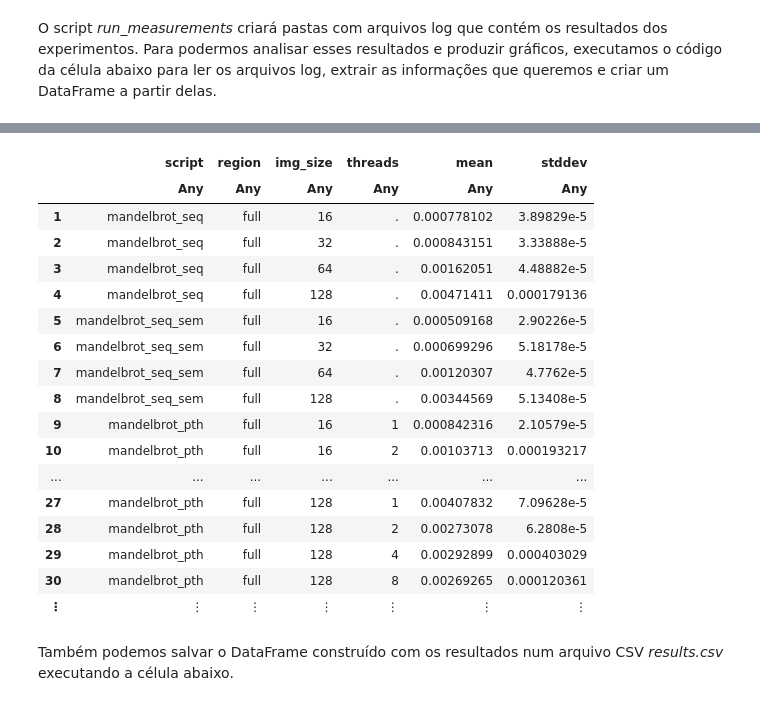
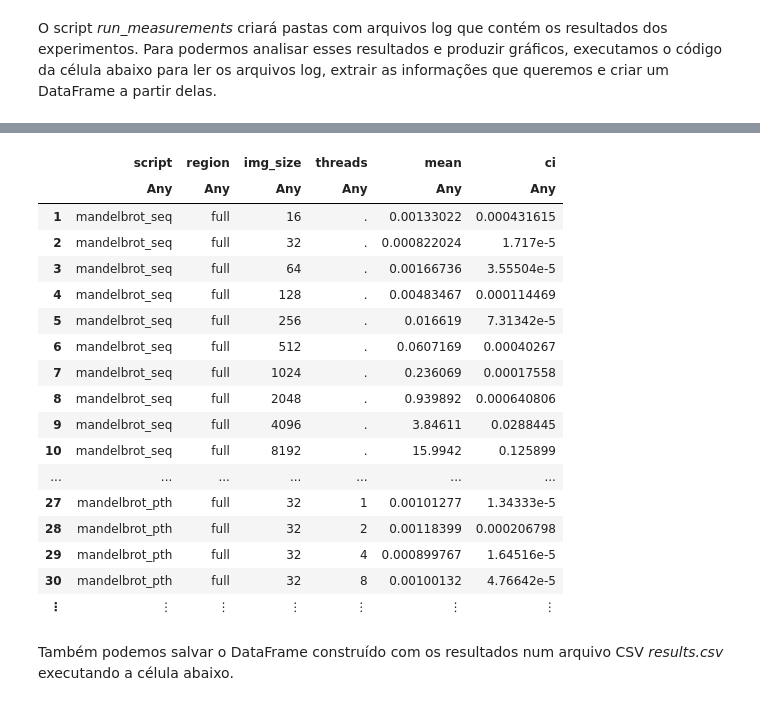
Before and after one commit to yurickyh/MAC0219, a Jupyter notebook: EP1/src/EP1.ipynb, the cells around one changed output, grey strips where cells are left out. Drawn from its saved outputs; the diff is of its cells as text; code cells hidden in the pictures.

Commit message:
Add updated notebook and results chart

```diff
--- a/EP1/src/EP1.ipynb
+++ b/EP1/src/EP1.ipynb
@@ -59,0 +63,6 @@ rm: cannot remove 'output.ppm': No such file or directory
+# %%
+# Se IC = valor retornado por confidence_interval(), então o intervalo de confiança 95% reside em
+# [média - IC, média + IC]
+function confidence_interval(sd)
+    return 1.96 * sd / sqrt(10)
+end
@@ -67,9 +78,9 @@ scripts1 = ["mandelbrot_seq", "mandelbrot_seq_sem"]
 scripts2 = ["mandelbrot_pth", "mandelbrot_omp"]
 scriptColumn = []
 regionColumn = []
-imgColumn = []
+imgColumn = Int64[]
 meanColumn = Float64[]
-devColumn = Float64[]
+ciColumn = Float64[]
 threadsColumn = []
 for region in regions
     log = "$(region).log"
@@ -80,23 +91,32 @@ for region in regions
                     push!(scriptColumn, s)
                     push!(regionColumn, region)
                     commands = split(ln, " ")
-                    push!(imgColumn, chop(commands[11]))
+                    img = chop(commands[11])
+                    push!(imgColumn, parse.(Int64, img))
                 end
                 if occursin("+-", ln)
                     result = split(ln, " ")
-                    mean = replace(result[8], "," => ".")
-                    mean = parse.(Float64, mean)
-                    push!(meanColumn, mean)
+                    if result[8] == "seconds"
+                        mean = replace(result[7], "," => ".")
+                        mean = parse.(Float64, mean)
+                        push!(meanColumn, mean)
+                    else
+                        mean = replace(result[8], "," => ".")
+                        mean = parse.(Float64, mean)
+                        push!(meanColumn, mean)
+                    end
                     if result[56] == ")"
                         dev = replace(chop(result[55]), "," => ".")
                         dev = parse.(Float64, dev)
                         dev = dev / 100 * mean
-                        push!(devColumn, dev)
+                        ci = confidence_interval(dev)
+                        push!(ciColumn, ci)
                     else
                         dev = replace(chop(result[56]), "," => ".")
                         dev = parse.(Float64, dev)
                         dev = dev / 100 * mean
-                        push!(devColumn, dev)
+                        ci = confidence_interval(dev)
+                        push!(ciColumn, ci)
                     end
                     push!(threadsColumn, ".")
                 end
@@ -111,25 +131,34 @@ for region in regions
                     push!(scriptColumn, s)
                     push!(regionColumn, region)
                     commands = split(ln, " ")
-                    push!(imgColumn, commands[11])
+                    img = commands[11]
+                    push!(imgColumn, parse.(Int64, img))
                     thread = parse.(Int64, chop(commands[12]))
                     push!(threadsColumn, thread)
                 end
                 if occursin("+-", ln)
                     result = split(ln, " ")
-                    mean = replace(result[8], "," => ".")
-                    mean = parse.(Float64, mean)
-                    push!(meanColumn, mean)
+                    if result[8] == "seconds"
+                        mean = replace(result[7], "," => ".")
+                        mean = parse.(Float64, mean)
+                        push!(meanColumn, mean)
+                    else
+                        mean = replace(result[8], "," => ".")
+                        mean = parse.(Float64, mean)
+                        push!(meanColumn, mean)
+                    end
                     if result[56] == ")"
                         dev = replace(chop(result[55]), "," => ".")
                         dev = parse.(Float64, dev)
                         dev = dev / 100 * mean
-                        push!(devColumn, dev)
+                        ci = confidence_interval(dev)
+                        push!(ciColumn, ci)
                     else
                         dev = replace(chop(result[56]), "," => ".")
                         dev = parse.(Float64, dev)
                         dev = dev / 100 * mean
-                        push!(devColumn, dev)
+                        ci = confidence_interval(dev)
+                        push!(ciColumn, ci)
                     end
                 end
             end
@@ -137,6 +166,6 @@ for region in regions
     end
 end
 
-columns = [scriptColumn, regionColumn, imgColumn, threadsColumn, meanColumn, devColumn];
-df = DataFrame(columns, [:script, :region, :img_size, :threads, :mean, :stddev])
+columns = [scriptColumn, regionColumn, imgColumn, threadsColumn, meanColumn, ciColumn];
+df = DataFrame(columns, [:script, :region, :img_size, :threads, :mean, :ci])
 # %% [output]
@@ -144,20 +173,20 @@ df = DataFrame(columns, [:script, :region, :img_size, :threads, :mean, :stddev])
-|  | script | region | img_size | threads | mean | stddev |
+|  | script | region | img_size | threads | mean | ci |
 |  | Any | Any | Any | Any | Any | Any |
-| 1 | mandelbrot_seq | full | 16 | . | 0.000778102 | 3.89829e-5 |
-| 2 | mandelbrot_seq | full | 32 | . | 0.000843151 | 3.33888e-5 |
-| 3 | mandelbrot_seq | full | 64 | . | 0.00162051 | 4.48882e-5 |
-| 4 | mandelbrot_seq | full | 128 | . | 0.00471411 | 0.000179136 |
-| 5 | mandelbrot_seq_sem | full | 16 | . | 0.000509168 | 2.90226e-5 |
-| 6 | mandelbrot_seq_sem | full | 32 | . | 0.000699296 | 5.18178e-5 |
-| 7 | mandelbrot_seq_sem | full | 64 | . | 0.00120307 | 4.7762e-5 |
-| 8 | mandelbrot_seq_sem | full | 128 | . | 0.00344569 | 5.13408e-5 |
-| 9 | mandelbrot_pth | full | 16 | 1 | 0.000842316 | 2.10579e-5 |
-| 10 | mandelbrot_pth | full | 16 | 2 | 0.00103713 | 0.000193217 |
+| 1 | mandelbrot_seq | full | 16 | . | 0.00133022 | 0.000431615 |
+| 2 | mandelbrot_seq | full | 32 | . | 0.000822024 | 1.717e-5 |
+| 3 | mandelbrot_seq | full | 64 | . | 0.00166736 | 3.55504e-5 |
+| 4 | mandelbrot_seq | full | 128 | . | 0.00483467 | 0.000114469 |
+| 5 | mandelbrot_seq | full | 256 | . | 0.016619 | 7.31342e-5 |
+| 6 | mandelbrot_seq | full | 512 | . | 0.0607169 | 0.00040267 |
+| 7 | mandelbrot_seq | full | 1024 | . | 0.236069 | 0.00017558 |
+| 8 | mandelbrot_seq | full | 2048 | . | 0.939892 | 0.000640806 |
+| 9 | mandelbrot_seq | full | 4096 | . | 3.84611 | 0.0288445 |
+| 10 | mandelbrot_seq | full | 8192 | . | 15.9942 | 0.125899 |
 | ... | ... | ... | ... | ... | ... | ... |
-| 27 | mandelbrot_pth | full | 128 | 1 | 0.00407832 | 7.09628e-5 |
-| 28 | mandelbrot_pth | full | 128 | 2 | 0.00273078 | 6.2808e-5 |
-| 29 | mandelbrot_pth | full | 128 | 4 | 0.00292899 | 0.000403029 |
-| 30 | mandelbrot_pth | full | 128 | 8 | 0.00269265 | 0.000120361 |
+| 27 | mandelbrot_pth | full | 32 | 1 | 0.00101277 | 1.34333e-5 |
+| 28 | mandelbrot_pth | full | 32 | 2 | 0.00118399 | 0.000206798 |
+| 29 | mandelbrot_pth | full | 32 | 4 | 0.000899767 | 1.64516e-5 |
+| 30 | mandelbrot_pth | full | 32 | 8 | 0.00100132 | 4.76642e-5 |
 | ⋮ | ⋮ | ⋮ | ⋮ | ⋮ | ⋮ | ⋮ |
 # %% [markdown]
 Também podemos salvar o DataFrame construído com os resultados num arquivo CSV <i>results.csv</i> executando a célula abaixo.
```
Also changed, not shown: parts of 14 cells of this notebook, 1 other file.
